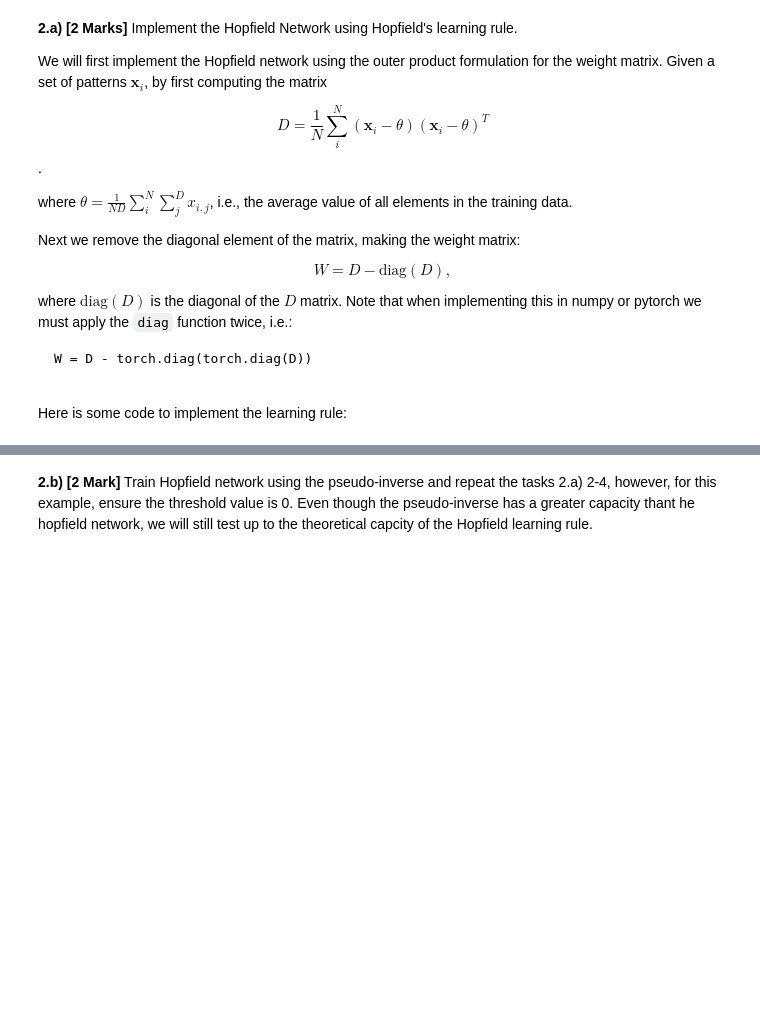
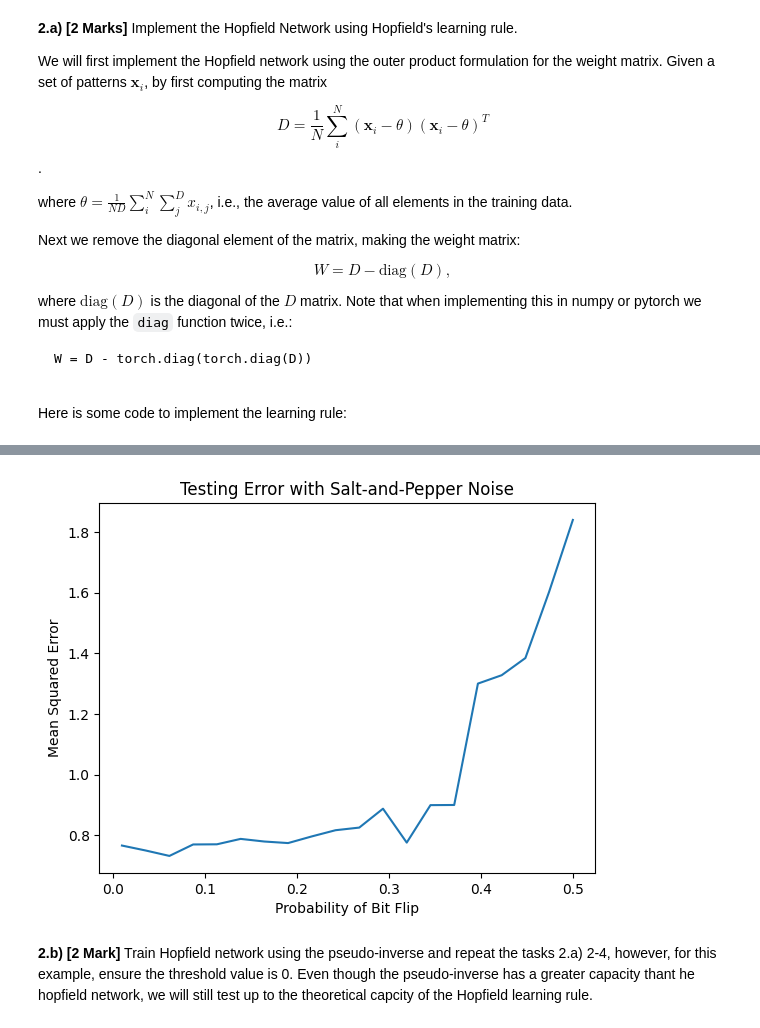
Before and after one commit to mr-nudo/neuronModels1, a Jupyter notebook: syde552_file_(3).ipynb, the cells around one changed output, grey strips where cells are left out. Cells and saved outputs as stored; diff of their text form; code cells hidden in the pictures; blank space fills up the shorter version.

```diff
--- a/syde552_file_(3).ipynb
+++ b/syde552_file_(3).ipynb
@@ -237,3 +302,83 @@ plt.plot(prob_flip, mses)
+# %%
+# 2.a.4 - Test salt-and-pepper noise.
+
+# num_steps = None ### Pick a value
+# prob_flip = torch.linspace(0.01,0.5,num_steps)
+
+# training_data = # Your code here
+# testing_data = # Your code here
+# W = # Your code here
+
+# for p_idx, p in enumerate(prob_flip):
+#     ## Your code here
+#     pass
+
+# plt.figure()
+# plt.plot(prob_flip, mses)
+
+# 2.a.4 - Test salt-and-pepper noise.
+
+num_steps = 20  # Pick a value
+prob_flip = torch.linspace(0.01, 0.5, num_steps)
+
+# Define corrupted images function
+def corrupt(image, noise_level):
+    """
+    Add salt-and-pepper noise to the image.
+
+    Parameters:
+    image : torch.Tensor
+        Original image.
+    noise_level : float
+        Probability of a bit flip (salt or pepper noise).
+
+    Returns:
+    torch.Tensor
+        Noisy image.
+    """
+    noisy_image = image.clone()
+    num_corruptions = int(noise_level * image.numel())
+    idx = torch.randperm(image.numel())[:num_corruptions]
+    noisy_image.view(-1)[idx] = 1 - noisy_image.view(-1)[idx]
+    return noisy_image
+
+# Initialize list to store MSEs
+mses = []
+
+# Generate training data
+training_data = binary_img_tensor[:10]
+
+# Generate testing data
+testing_data = binary_img_tensor[10000:10010]  # Adjust range as per your requirement
+
+# Calculate weight matrix
+W = outer_product_hopfield_matrix(training_data)
+
+# Iterate over different noise levels
+for p_idx, p in enumerate(prob_flip):
+    total_mse = 0
+    # Iterate over testing images
+    for test_image in testing_data:
+        # Add salt-and-pepper noise
+        noisy_image = corrupt(test_image, p)
+        # Reconstruct the corrupted image
+        reconstructed_image = torch.sign(torch.matmul(W, noisy_image))
+        # Compute MSE between the reconstructed image and the original non-noisy image
+        mse_value = mse(reconstructed_image, test_image)
+        total_mse += mse_value.item()
+    # Compute average MSE for the current noise level
+    average_mse = total_mse / len(testing_data)
+    mses.append(average_mse)
+
+# Plot results
+plt.figure()
+plt.plot(prob_flip, mses)
+plt.xlabel('Probability of Bit Flip')
+plt.ylabel('Mean Squared Error')
+plt.title('Testing Error with Salt-and-Pepper Noise')
+plt.show()
+# %% [output]
+[figure, added]
 # %% [markdown]
 **2.b) [2 Mark]** Train Hopfield network using the pseudo-inverse and repeat the tasks 2.a) 2-4, however, for this example, ensure the threshold value is 0.  Even though the pseudo-inverse has a greater capacity thant he hopfield network, we will still test up to the theoretical capcity of the Hopfield learning rule.
 # %%
```
Also changed, not shown: parts of 12 cells of this notebook.
